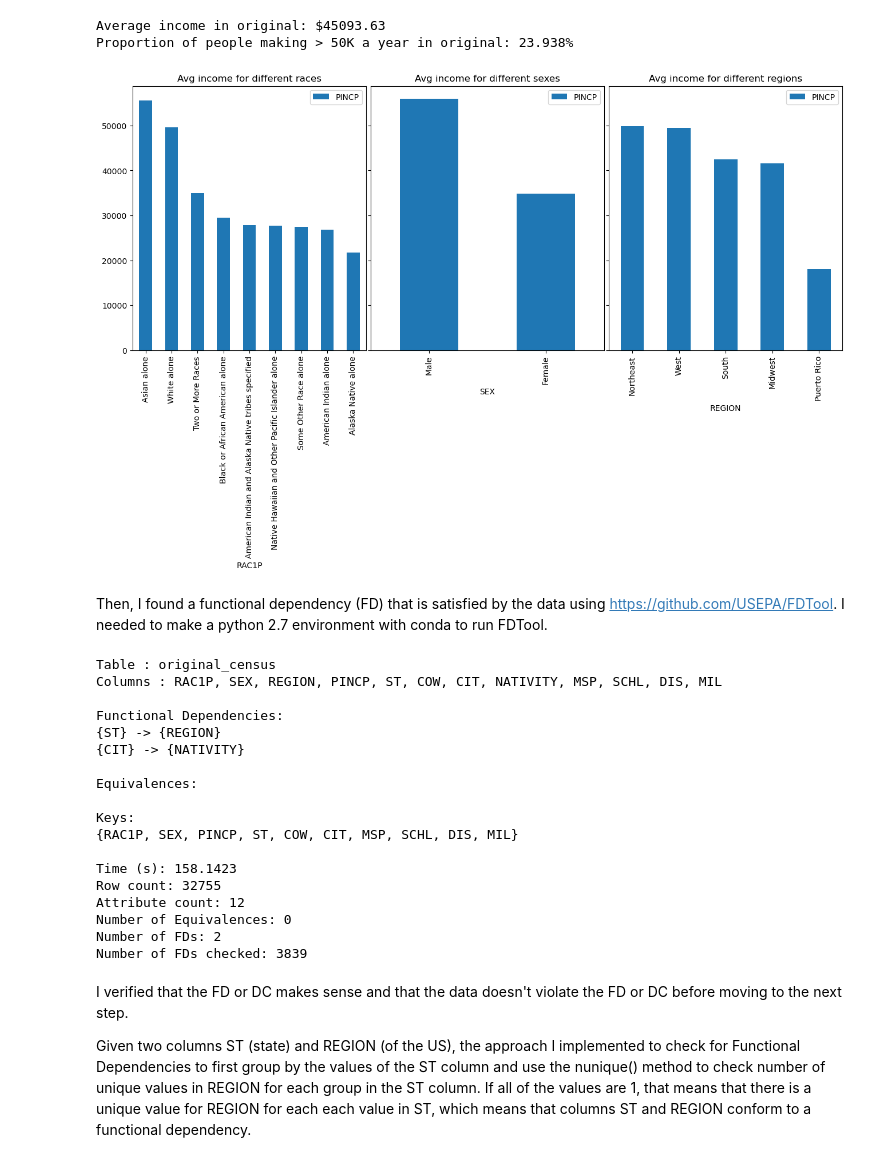
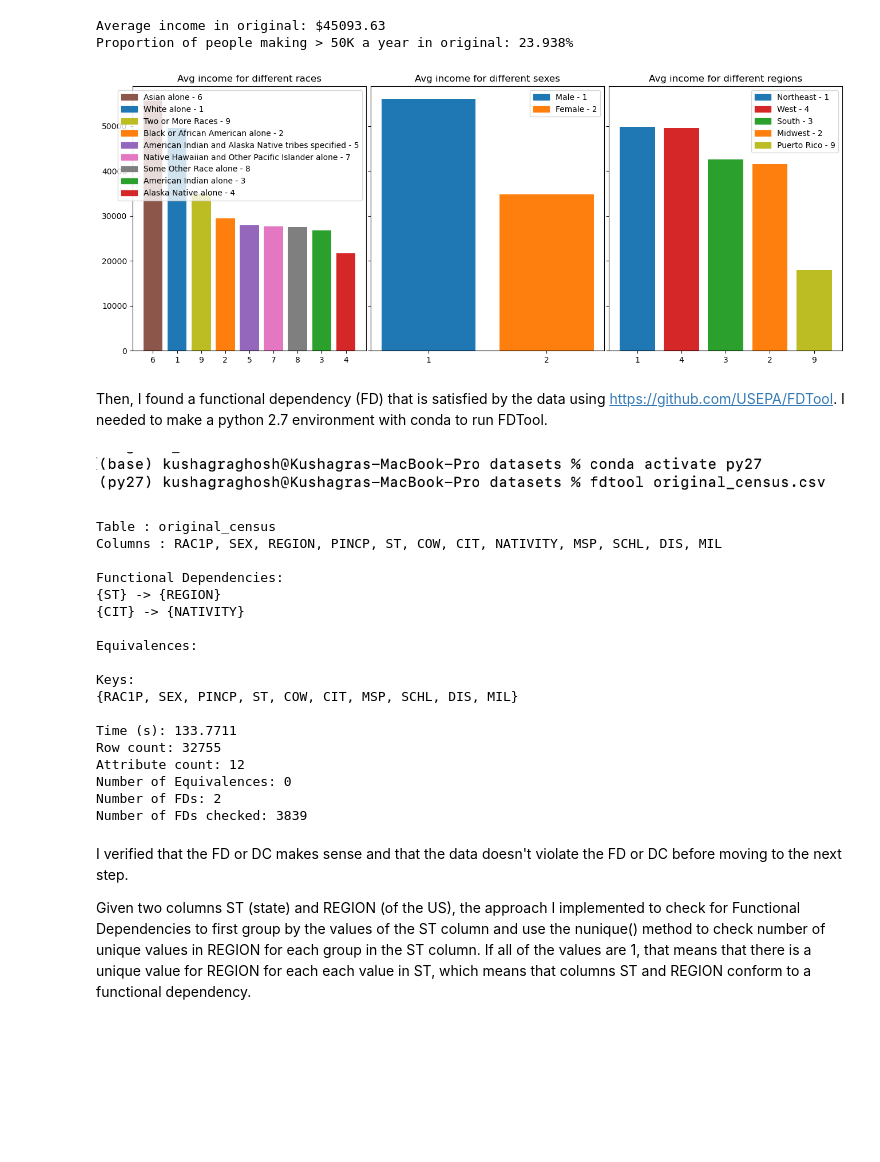
Before and after one commit to kushagraghosh/DataRepairAndFairness, a Jupyter notebook: data_repair_and_fairness.ipynb, the cells around one changed output. Drawn from its saved outputs; the diff is of its cells as text; code cells hidden in the pictures; blank space fills up the shorter version.

```diff
--- a/data_repair_and_fairness.ipynb
+++ b/data_repair_and_fairness.ipynb
@@ -32,14 +32,20 @@ I also varied the density and random seed of my sampling from the US population
 #Varying the density and the random seed
 us_data2 = data_source.get_data(density=0.002,random_seed=12,download=True)
 # %%
-def piechart(title, df, ax, column, label_mapping):
+colors_mapping={1:'#1f77b4', 2:'#ff7f0e', 3:'#2ca02c', 4:'#d62728', 5:'#9467bd', 6:'#8c564b', 7:'#e377c2', 8:'#7f7f7f', 9:'#bcbd22', 10:'#17becf'}
+legendOn = True
+def piechart(title, df, ax, column, label_mapping, legendOn=False):
     labels = df[column].value_counts().keys()
-    df[column].value_counts().plot(kind="pie", autopct='%1.1f%%', ax=ax, labels =[label_mapping[l] for l in labels])
+    colors = [colors_mapping[l] for l in labels]
+    df[column].value_counts().plot(kind="pie", autopct='%1.1f%%', ax=ax, colors = colors)
     ax.set_title(title)
+    if legendOn:
+        handles = [plt.Rectangle((0,0),1,1, color=colors_mapping[label]) for label in labels]
+        ax.legend(handles, [f"{label_mapping[l]} - {l}" for l in labels])
 
 fig, axs = plt.subplots(1, 2)
 sex_label_mapping = {1: 'Male', 2: 'Female'}
-piechart(f"original with {original.shape[0]} people", original, axs[0], 'SEX', sex_label_mapping)
-piechart(f"us_data2 with {us_data2.shape[0]} people", us_data2, axs[1], 'SEX', sex_label_mapping)
+piechart(f"original with {original.shape[0]} people", original, axs[0], 'SEX', sex_label_mapping, legendOn)
+piechart(f"us_data2 with {us_data2.shape[0]} people", us_data2, axs[1], 'SEX', sex_label_mapping, legendOn)
 plt.show()
 # %% [output]
@@ -84,23 +94,27 @@ print(f"Proportion of people making > 50K a year in original: {proportion_above_
 Average income in original: $45093.63
 Proportion of people making > 50K a year in original: 23.938%
 # %%
-def barplotForAvg(title, df, column, ax, label_mapping):
+def barplotForAvg(title, df, column, ax, label_mapping, legendOn=False):
     averages = df.pivot_table(values='PINCP', index=column, aggfunc='mean').sort_values(ascending=False, by='PINCP')
     labels = list(averages.index.values)
-    averages.plot.bar(ax=ax)
-    ax.set_xticks(range(len(labels)), [label_mapping[l] for l in labels])
+    colors = [colors_mapping[l] for l in labels]
+    #averages.plot.bar(ax=ax, color=colors)
+    ax.bar([str(num) for num in averages.index.values], averages['PINCP'].values, color=colors)
+    #ax.set_xticks(range(len(labels)), [label_mapping[l] for l in labels])
     #ax.axhline(avg_income, color='red', linewidth=2)
+    if legendOn:
+        handles = [plt.Rectangle((0,0),1,1, color=colors_mapping[label]) for label in labels]
+        ax.legend(handles, [f"{label_mapping[l]} - {l}" for l in labels])
     ax.set_title(title)
 
 fig, axs = plt.subplots(1, 3, figsize=(16,6), sharey=True)
-barplotForAvg("Avg income for different races", original, 'RAC1P', axs[0], race_label_mapping)
-barplotForAvg("Avg income for different sexes", original, 'SEX', axs[1], sex_label_mapping)
-barplotForAvg("Avg income for different regions", original, 'REGION', axs[2], region_label_mapping)
-
+barplotForAvg("Avg income for different races", original, 'RAC1P', axs[0], race_label_mapping, legendOn)
+barplotForAvg("Avg income for different sexes", original, 'SEX', axs[1], sex_label_mapping, legendOn)
+barplotForAvg("Avg income for different regions", original, 'REGION', axs[2], region_label_mapping, legendOn)
 fig.subplots_adjust(wspace=0.02)
 plt.show()
 # %% [output]
-[figure, old version]
+[figure, new version]
 # %% [markdown]
 Then, I found a functional dependency (FD) that is satisfied by the data using https://github.com/USEPA/FDTool. I needed to make a python 2.7 environment with conda to run FDTool.
 # %%
@@ -109,5 +123,7 @@ original.to_csv('original_census.csv',index=False)
+# %% [markdown]
+![FDOriginal.png](attachment:FDOriginal.png)
 # %%
-fd_file = open("original_census.FD_Info.txt", "r")
+fd_file = open("datasets/original_census.FD_Info.txt", "r")
 print(fd_file.read())
 fd_file.close()
 # %% [output]
@@ -123,7 +139,7 @@ Equivalences:
 Keys:
 {RAC1P, SEX, PINCP, ST, COW, CIT, MSP, SCHL, DIS, MIL}
 
-Time (s): 158.1423
+Time (s): 133.7711
 Row count: 32755
 Attribute count: 12
 Number of Equivalences: 0
```
Also changed, not shown: parts of 66 cells of this notebook, 56 other files.
